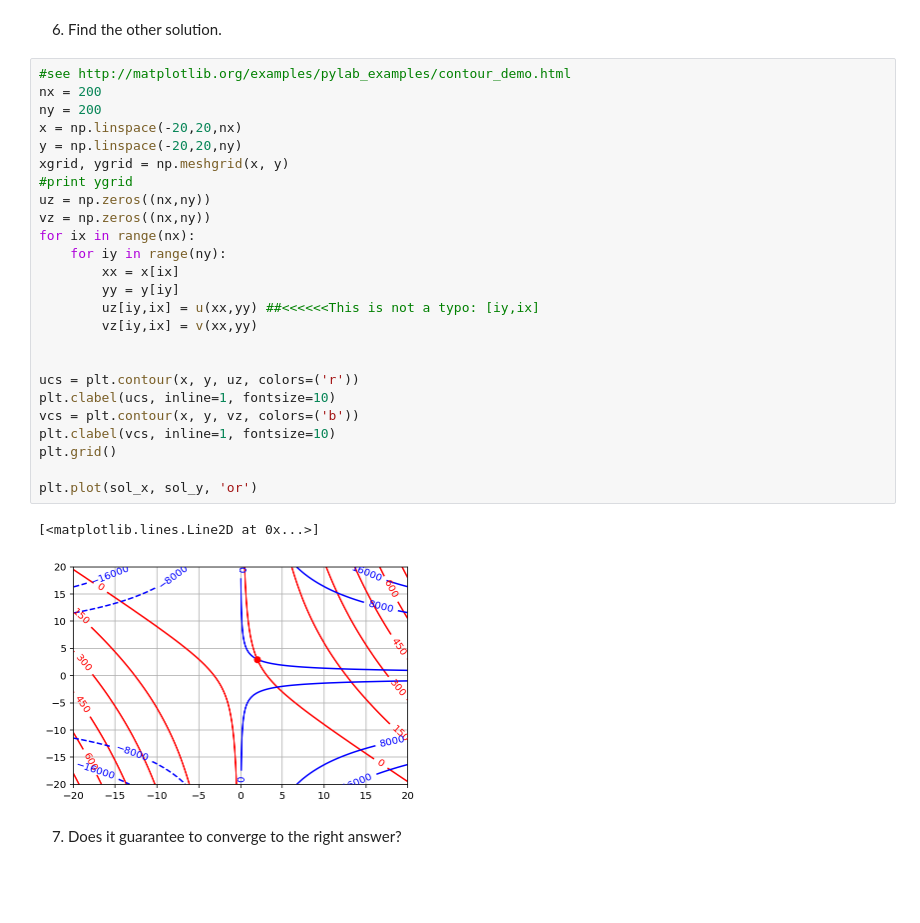
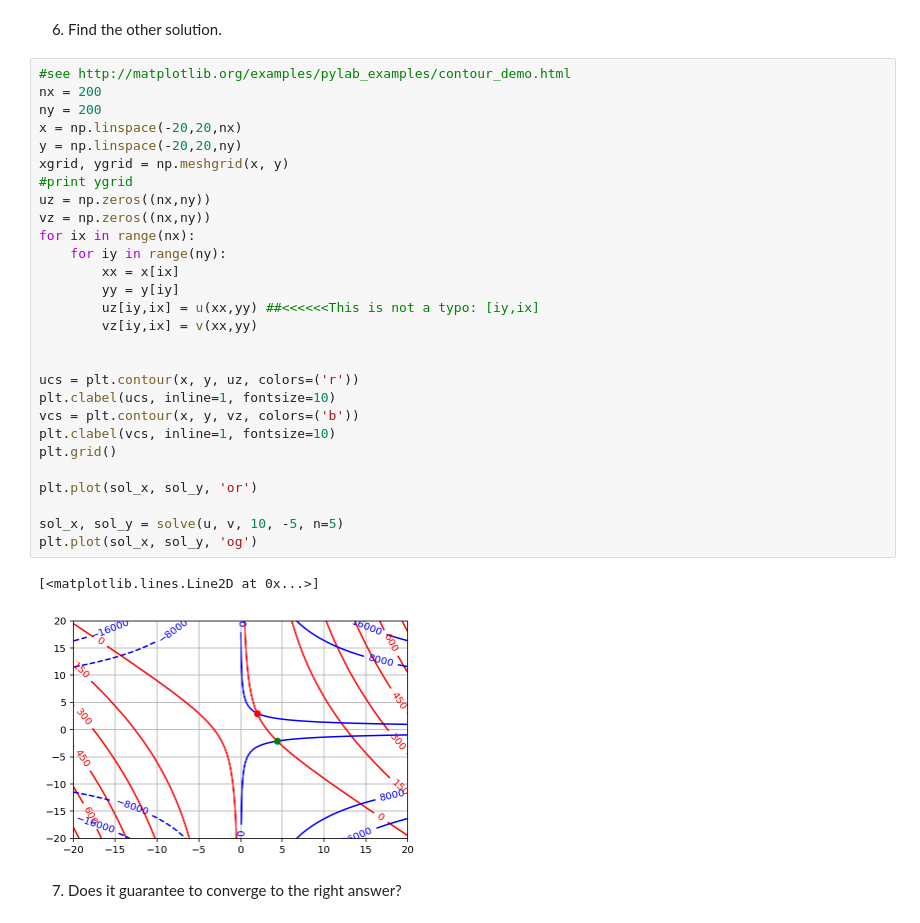
Before and after one commit to MUIC-Numerical-Methods-2018/Exercise-6, a Jupyter notebook: System of Equations.ipynb, the cells around one changed output. Saved outputs shown, nothing was run; the diff lists cells and outputs as text; blank space fills up the shorter version.

```diff
--- a/System of Equations.ipynb
+++ b/System of Equations.ipynb
@@ -213,31 +213,34 @@ u(sol_x, sol_y), v(sol_x, sol_y)
 # %%
 #see http://matplotlib.org/examples/pylab_examples/contour_demo.html
 nx = 200
 ny = 200
 x = np.linspace(-20,20,nx)
 y = np.linspace(-20,20,ny)
 xgrid, ygrid = np.meshgrid(x, y)
 #print ygrid
 uz = np.zeros((nx,ny))
 vz = np.zeros((nx,ny))
 for ix in range(nx):
     for iy in range(ny):
         xx = x[ix]
         yy = y[iy]
         uz[iy,ix] = u(xx,yy) ##<<<<<<This is not a typo: [iy,ix]
         vz[iy,ix] = v(xx,yy)
 
 
 ucs = plt.contour(x, y, uz, colors=('r'))
 plt.clabel(ucs, inline=1, fontsize=10)
 vcs = plt.contour(x, y, vz, colors=('b'))
 plt.clabel(vcs, inline=1, fontsize=10)
 plt.grid()
 
 plt.plot(sol_x, sol_y, 'or')
+
+sol_x, sol_y = solve(u, v, 10, -5, n=5)
+plt.plot(sol_x, sol_y, 'og')
 # %% [output]
 [<matplotlib.lines.Line2D at 0x...>]
-[figure, old version]
+[figure, new version]
 # %% [markdown]
 7) Does it guarantee to converge to the right answer?
 # %% [markdown]
```
